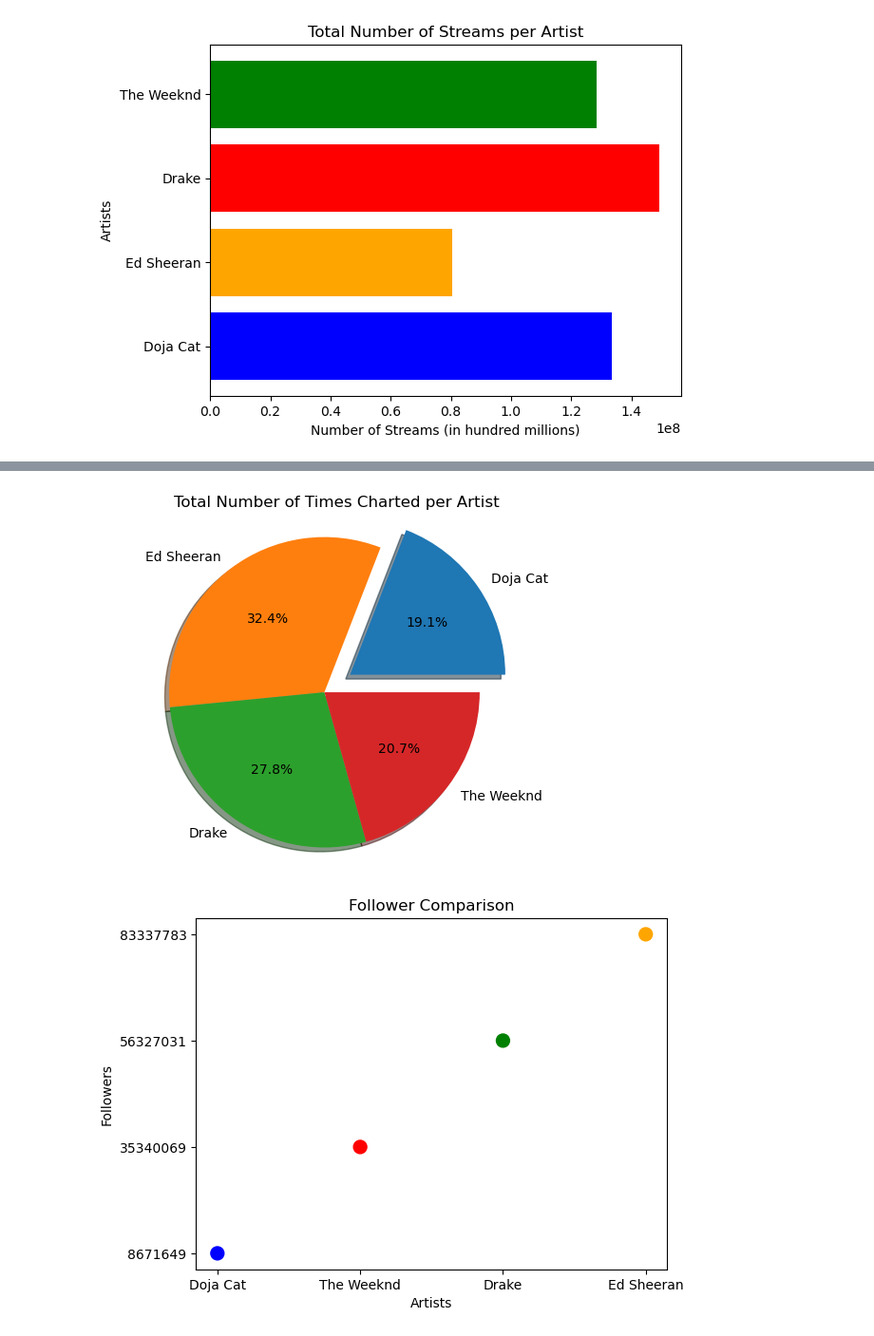
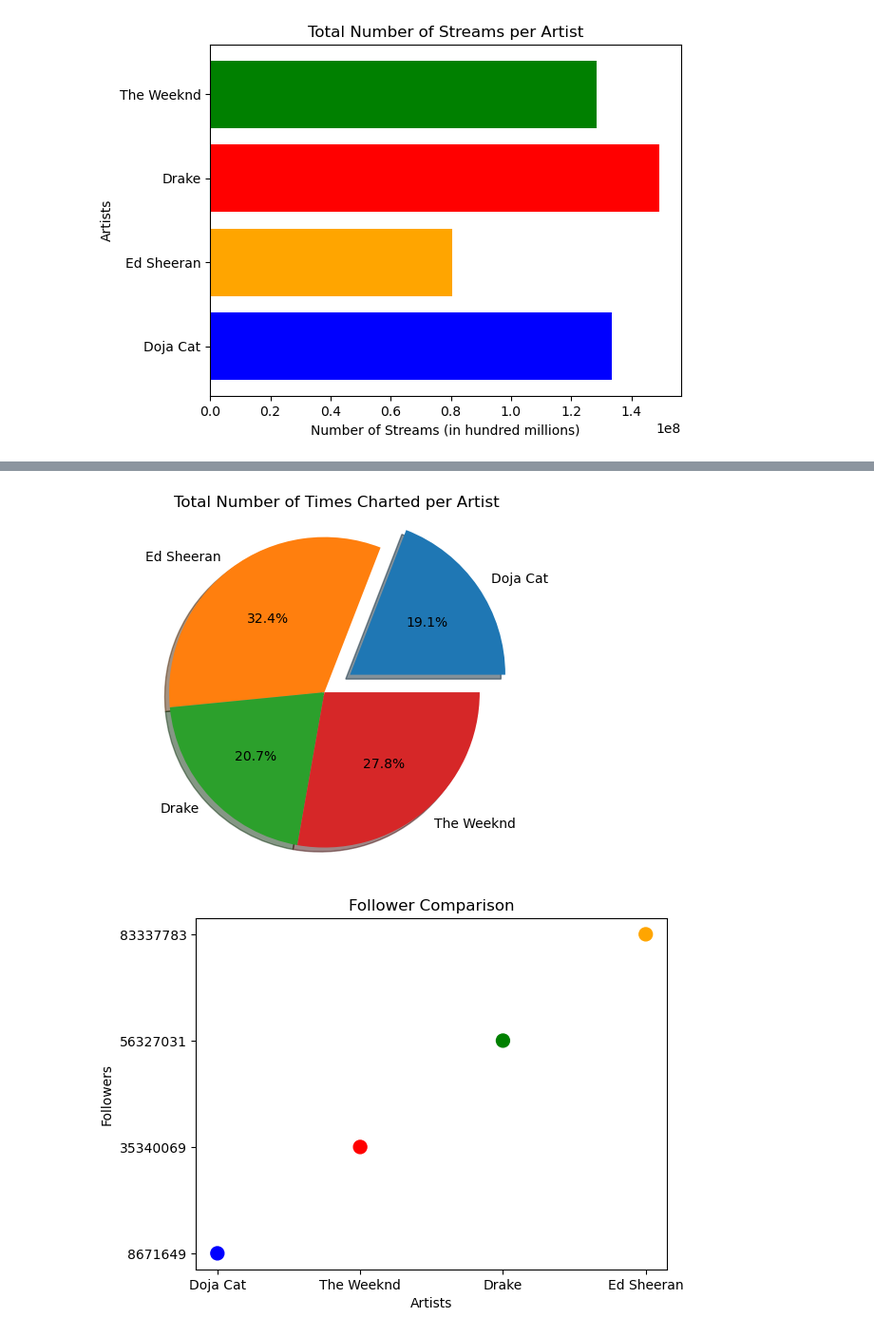
Before and after one commit to AoSxOrca/Project-1, a Jupyter notebook: project1_sewit-notebook.ipynb, the cells around one changed output, grey strips where cells are left out. Shown at 95% size. Drawn from its saved outputs; the diff is of its cells as text; code cells hidden in the pictures.

```diff
--- a/project1_sewit-notebook.ipynb
+++ b/project1_sewit-notebook.ipynb
@@ -215,17 +215,17 @@ plt.show()
 # %%
 # create pie chart to compare total number of times charted per artist
 artists = ["Doja Cat", "Ed Sheeran", "Drake", "The Weeknd",]
-streams = [doja_times_charted, ed_sheeran_times_charted, the_weeknd_times_charted, drake_times_charted]
+streams = [doja_times_charted, ed_sheeran_times_charted, drake_times_charted, the_weeknd_times_charted]
 labels=artists
 myexplode = [0.2, 0, 0, 0]
 plt.show()
 plt.pie(streams, labels=artists, autopct="%1.1f%%", explode = myexplode, shadow=True)
 plt.axis("equal")
 plt.title("Total Number of Times Charted per Artist")
 plt.savefig("totaltimes_charted_piechart.png")
 plt.show()
 # %% [output]
-[figure, old version]
+[figure, new version]
 # %%
 # create scatter plot to show artist follower count
 data={'Artists':['Doja Cat', 'The Weeknd', 'Drake', 'Ed Sheeran'],
```
Also changed, not shown: parts of 1 cell of this notebook, 2 other files.
